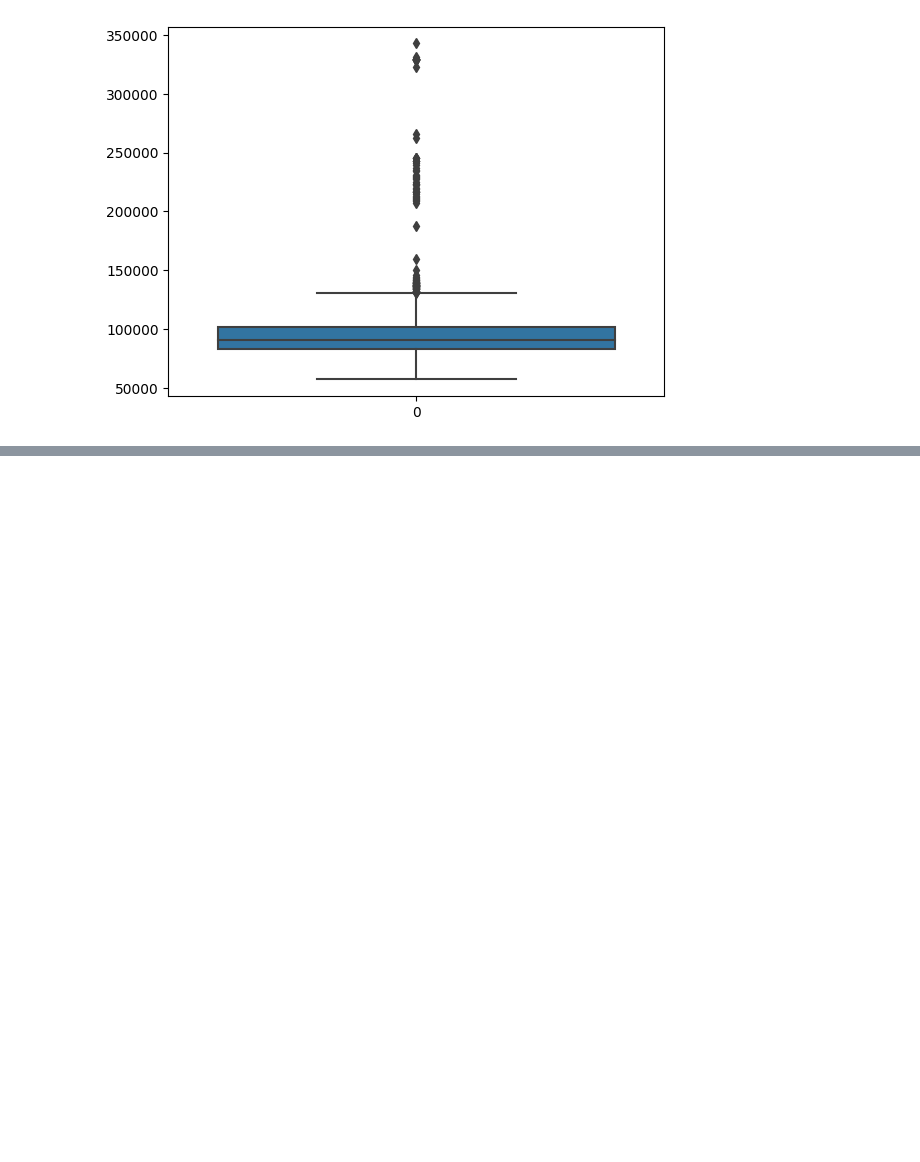
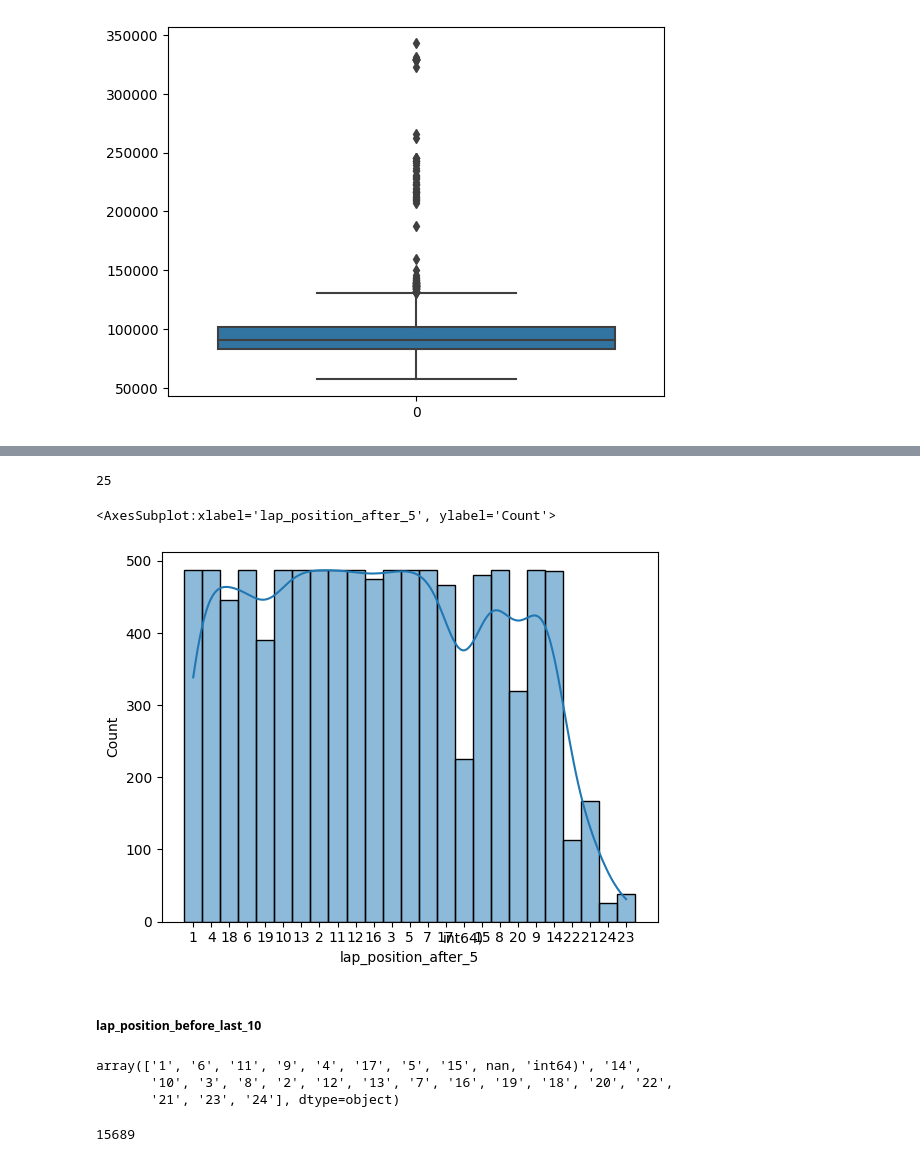
Before and after one commit to Nipun-Gupta26/ML-Project, a Jupyter notebook: eda.ipynb, the cells around one changed output, grey strips where cells are left out. Cells and saved outputs as stored; diff of their text form; code cells hidden in the pictures; blank space fills up the shorter version.

```diff
--- a/eda.ipynb
+++ b/eda.ipynb
@@ -2720,0 +2759,2 @@ sns.boxplot(temp)
+# %%
+temp = data['lap_position_after_5']
@@ -2720,0 +2791,11 @@ sns.boxplot(temp)
+# %%
+temp.nunique()
+# %% [output]
+25
+# %%
+sns.histplot(temp, kde = True)
+# %% [output]
+<AxesSubplot:xlabel='lap_position_after_5', ylabel='Count'>
+[figure, added]
+# %% [markdown]
+##### lap_position_before_last_10
@@ -2720,0 +2804,10 @@ sns.boxplot(temp)
+# %%
+temp.unique()
+# %% [output]
+array(['1', '6', '11', '9', '4', '17', '5', '15', nan, 'int64)', '14',
+       '10', '3', '8', '2', '12', '13', '7', '16', '19', '18', '20', '22',
+       '21', '23', '24'], dtype=object)
+# %%
+temp.isnull().sum()
+# %% [output]
+15689
```
Also changed, not shown: parts of 29 cells of this notebook.
